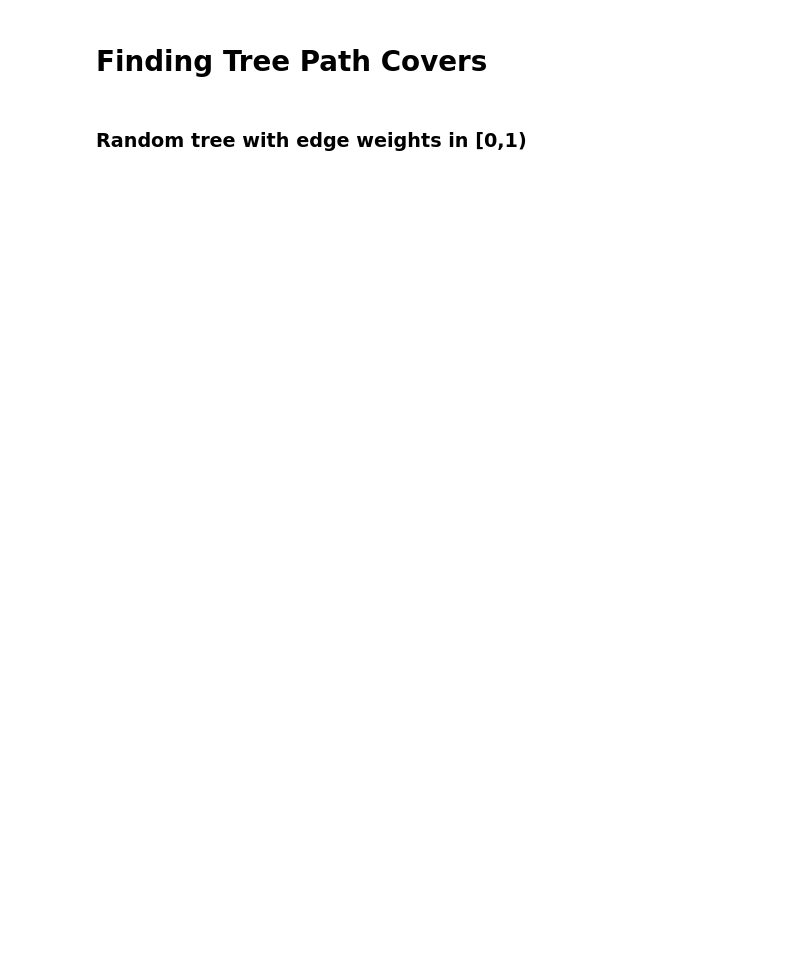
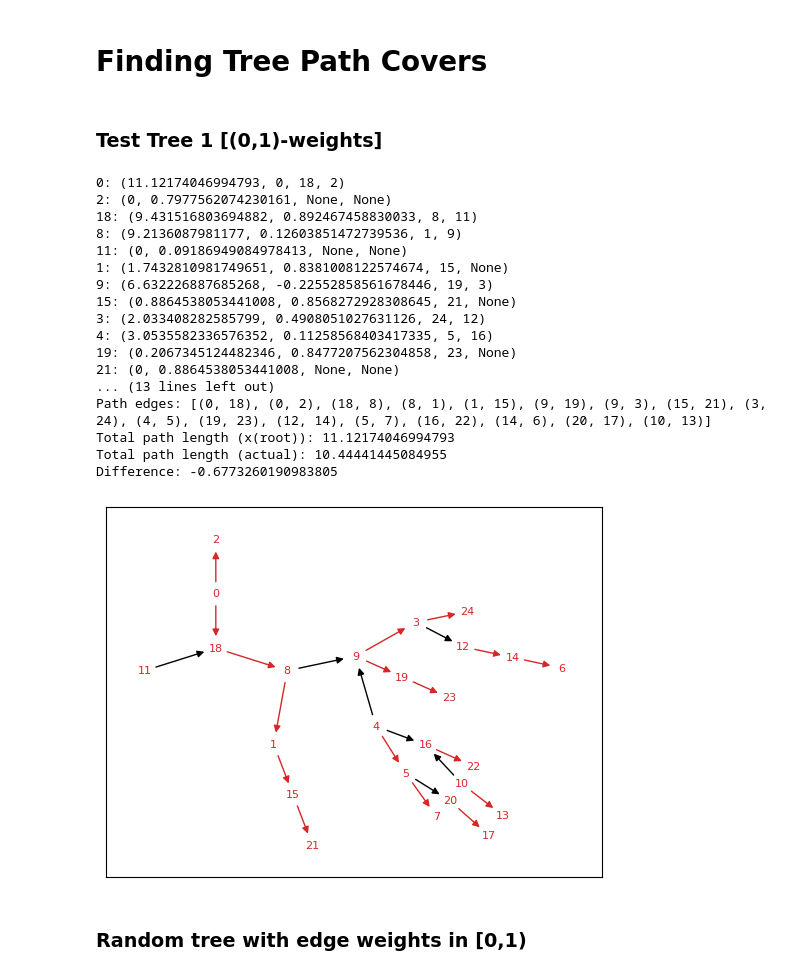
Before and after one commit to JulesGB/MeanFieldLastPassagePercolation, a Jupyter notebook: tree_cover.ipynb, the cells around one changed output. Cells and saved outputs as stored; diff of their text form; code cells hidden in the pictures; blank space fills up the shorter version.

```diff
--- a/tree_cover.ipynb
+++ b/tree_cover.ipynb
@@ -24,3 +26,28 @@ def draw_tree(tree, layout, draw_path=True):
+# %% [markdown]
+### Test Tree 1 [(0,1)-weights]
+# %%
+test_tree = nx.read_graphml('test1.graphml', node_type=int)
+# %%
+draw_tree(test_tree, hierarchyc_pos(tree, 0))
+# %% [output]
+0: (11.12174046994793, 0, 18, 2)
+2: (0, 0.7977562074230161, None, None)
+18: (9.431516803694882, 0.892467458830033, 8, 11)
+8: (9.2136087981177, 0.12603851472739536, 1, 9)
+11: (0, 0.09186949084978413, None, None)
+1: (1.7432810981749651, 0.8381008122574674, 15, None)
+9: (6.632226887685268, -0.22552858561678446, 19, 3)
+15: (0.8864538053441008, 0.8568272928308645, 21, None)
+3: (2.033408282585799, 0.4908051027631126, 24, 12)
+4: (3.0535582336576352, 0.11258568403417335, 5, 16)
+19: (0.2067345124482346, 0.8477207562304858, 23, None)
+21: (0, 0.8864538053441008, None, None)
+... (13 lines left out)
+Path edges: [(0, 18), (0, 2), (18, 8), (8, 1), (1, 15), (9, 19), (9, 3), (15, 21), (3, 24), (4, 5), (19, 23), (12, 14), (5, 7), (16, 22), (14, 6), (20, 17), (10, 13)]
+Total path length (x(root)): 11.12174046994793
+Total path length (actual): 10.44441445084955
+Difference: -0.6773260190983805
+[figure, added]
 # %% [markdown]
 ### Random tree with edge weights in [0,1)
 # %%
```
Also changed, not shown: parts of 8 cells of this notebook, 1 other file.
